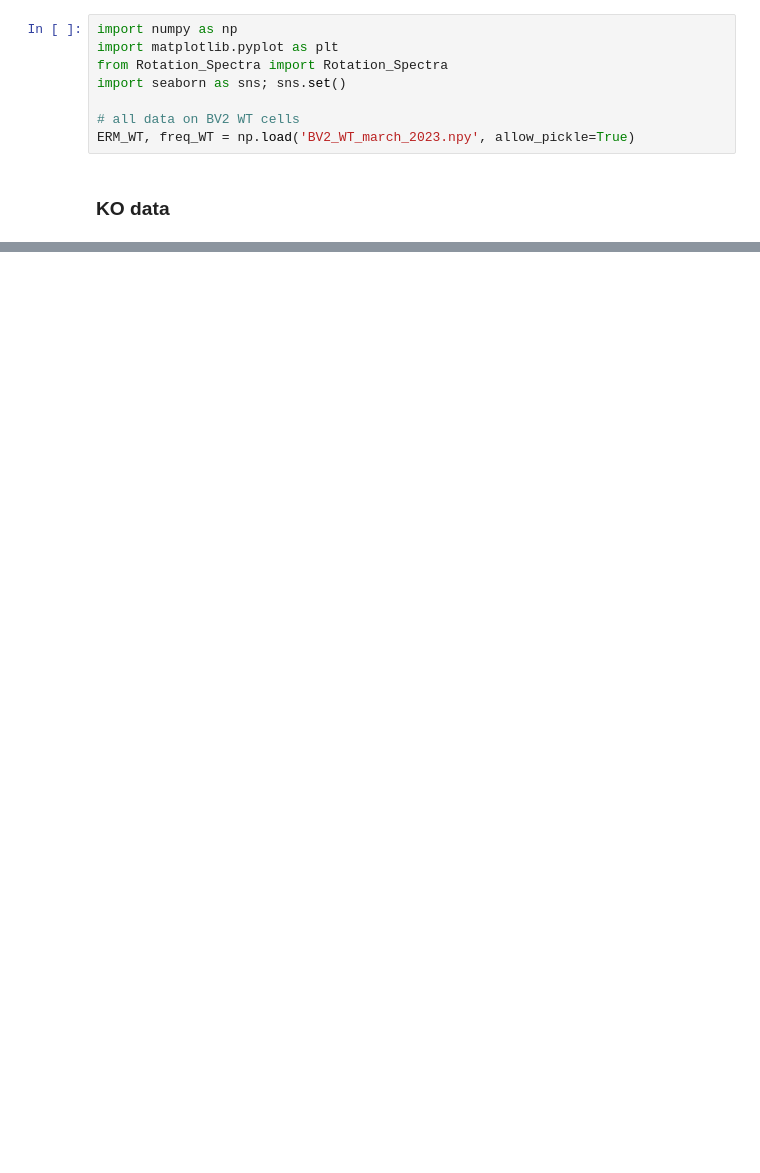
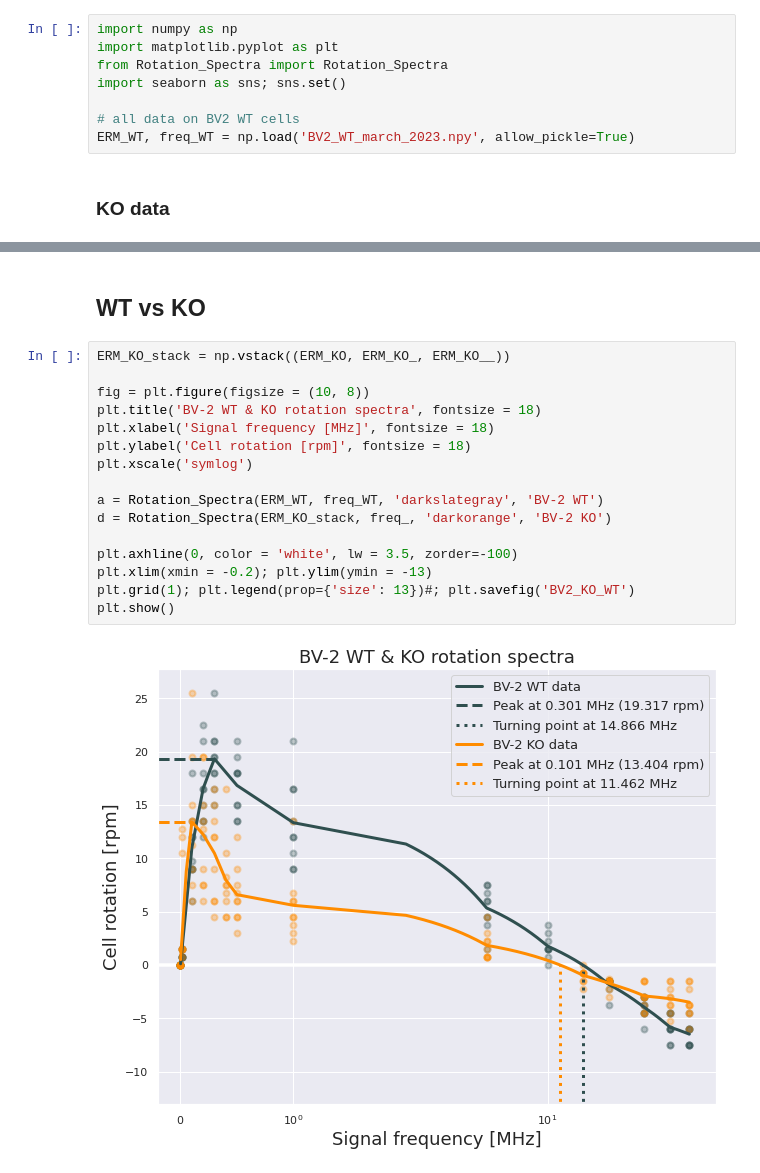
Before and after one commit to lassetotl/LLL-Electrorotation, a Jupyter notebook: BV2_WT_KO_Electrorotation_V23.ipynb, the cells around one changed output, grey strips where cells are left out. Cells and saved outputs as stored; diff of their text form; blank space fills up the shorter version.

```diff
--- a/BV2_WT_KO_Electrorotation_V23.ipynb
+++ b/BV2_WT_KO_Electrorotation_V23.ipynb
@@ -40,0 +48,20 @@ plt.show()
+# %% [markdown]
+## WT vs KO
+# %%
+ERM_KO_stack = np.vstack((ERM_KO, ERM_KO_, ERM_KO__))
+
+fig = plt.figure(figsize = (10, 8))
+plt.title('BV-2 WT & KO rotation spectra', fontsize = 18)
+plt.xlabel('Signal frequency [MHz]', fontsize = 18)
+plt.ylabel('Cell rotation [rpm]', fontsize = 18)
+plt.xscale('symlog')
+
+a = Rotation_Spectra(ERM_WT, freq_WT, 'darkslategray', 'BV-2 WT')
+d = Rotation_Spectra(ERM_KO_stack, freq_, 'darkorange', 'BV-2 KO')
+
+plt.axhline(0, color = 'white', lw = 3.5, zorder=-100)
+plt.xlim(xmin = -0.2); plt.ylim(ymin = -13)
+plt.grid(1); plt.legend(prop={'size': 13})#; plt.savefig('BV2_KO_WT')
+plt.show()
+# %% [output]
+[figure, added]
```
Also changed, not shown: parts of 2 cells of this notebook.
